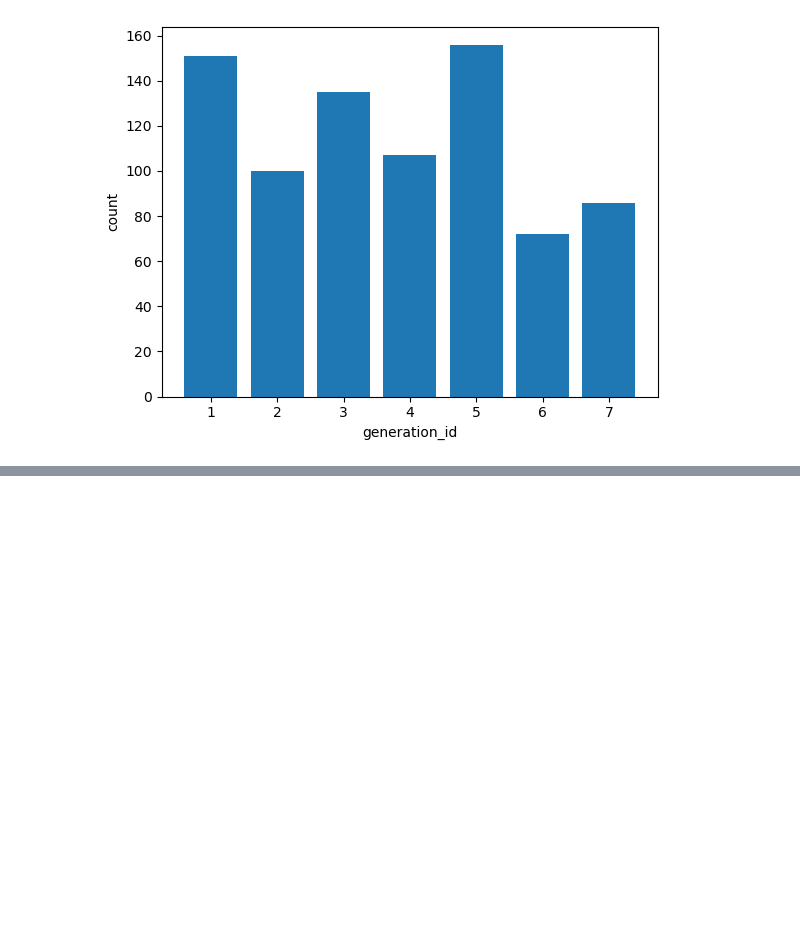
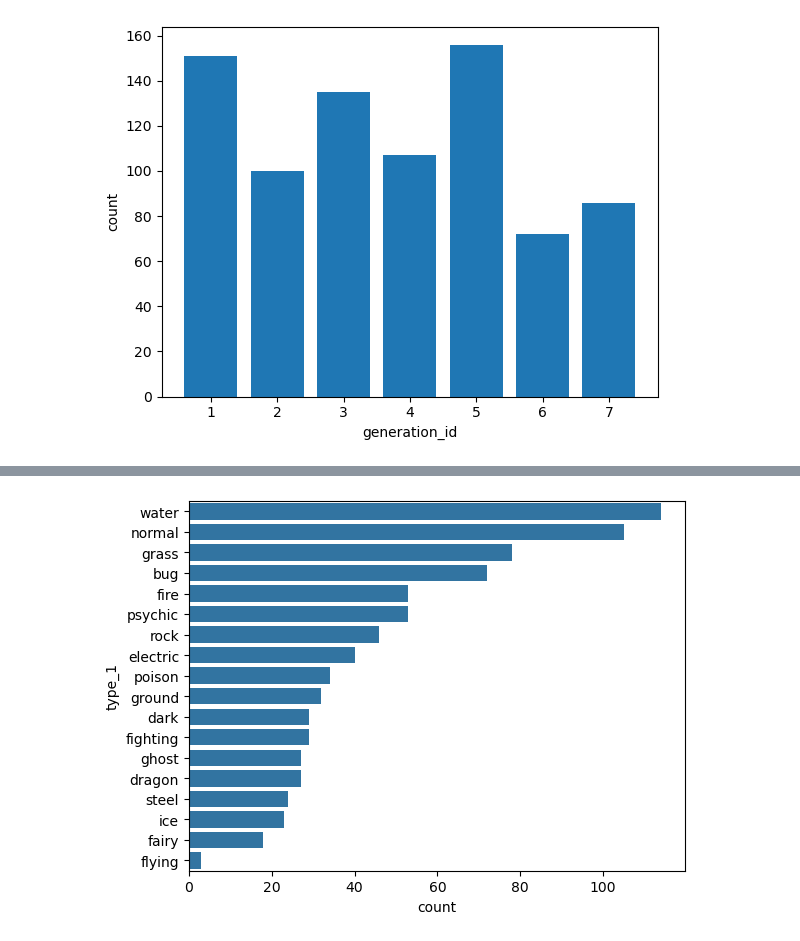
Before and after one commit to sidahmed-faisal/PokemonVis, a Jupyter notebook: Pokemon_Vis.ipynb, the cells around one changed output, grey strips where cells are left out. Saved outputs shown, nothing was run; the diff lists cells and outputs as text; code cells hidden in the pictures; blank space fills up the shorter version.

```diff
--- a/Pokemon_Vis.ipynb
+++ b/Pokemon_Vis.ipynb
@@ -119,0 +128,6 @@ sns.countplot(data=pokemon, x='generation_id', color=base_color, order=gen_order
+# %%
+# Plot the Pokemon type on a Horizontal bar chart
+type_order = pokemon['type_1'].value_counts().index
+sns.countplot(data=pokemon, y='type_1', color=base_color, order=type_order);
+# %% [output]
+[figure, added]
```
Also changed, not shown: parts of 17 cells of this notebook.
